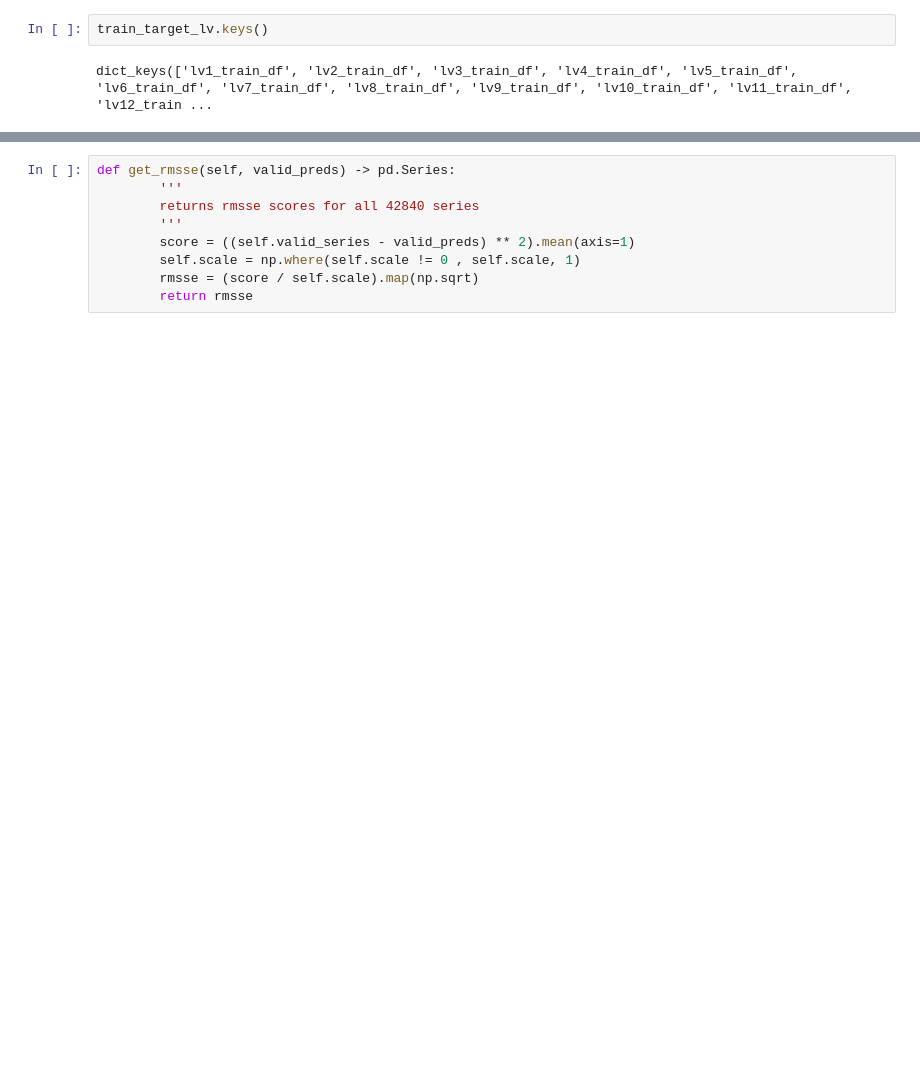
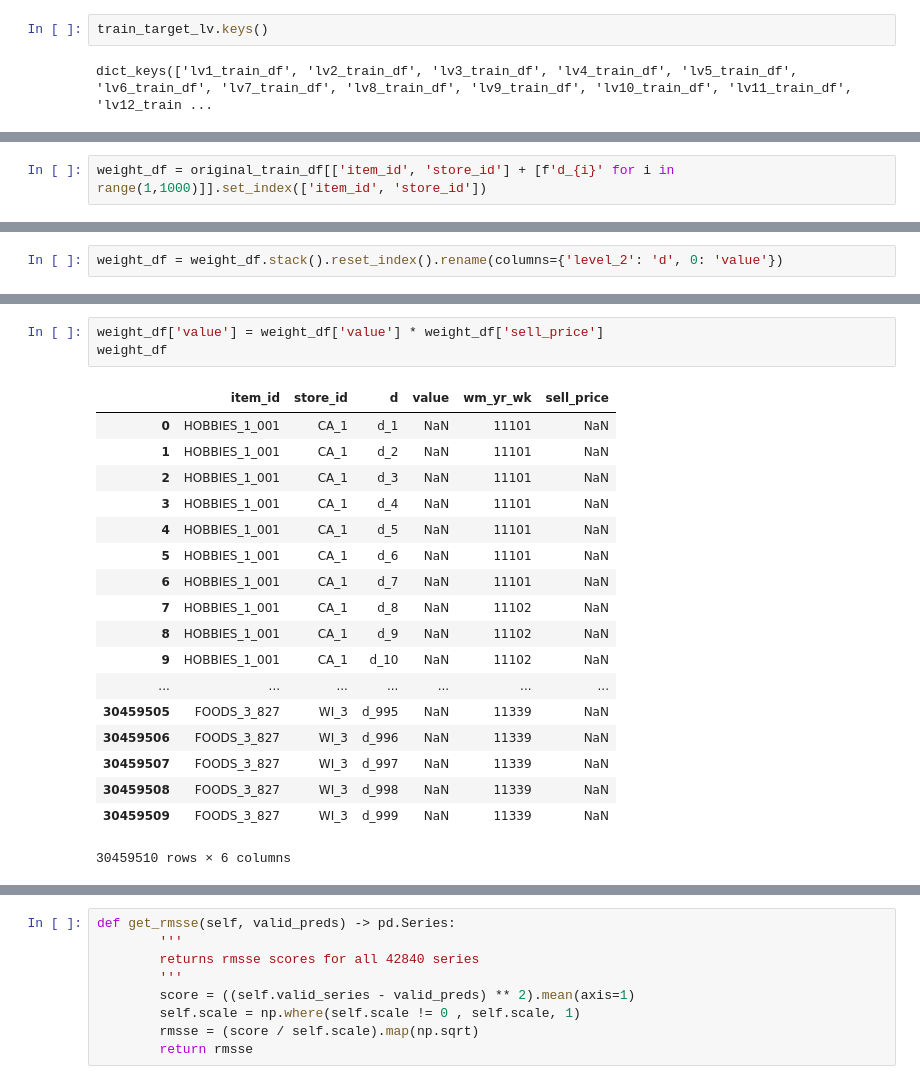
Before and after one commit to M0T0-2020/WalMart_2020, a Jupyter notebook: Train_Model_5.ipynb, the cells around one changed output, grey strips where cells are left out. Saved outputs shown, nothing was run; the diff lists cells and outputs as text; blank space fills up the shorter version.

```diff
--- a/Train_Model_5.ipynb
+++ b/Train_Model_5.ipynb
@@ -399,0 +540,2 @@ train_target_lv['lv6_train_df']
+# %%
+weight_df = original_train_df[['item_id', 'store_id'] + [f'd_{i}' for i in range(1,1000)]].set_index(['item_id', 'store_id'])
@@ -399,0 +553,2 @@ train_target_lv['lv6_train_df']
+# %%
+weight_df = weight_df.stack().reset_index().rename(columns={'level_2': 'd', 0: 'value'})
@@ -399,0 +599,22 @@ train_target_lv['lv6_train_df']
+# %%
+weight_df['value'] = weight_df['value'] * weight_df['sell_price']
+weight_df
+# %% [output]
+|  | item_id | store_id | d | value | wm_yr_wk | sell_price |
+| 0 | HOBBIES_1_001 | CA_1 | d_1 | NaN | 11101 | NaN |
+| 1 | HOBBIES_1_001 | CA_1 | d_2 | NaN | 11101 | NaN |
+| 2 | HOBBIES_1_001 | CA_1 | d_3 | NaN | 11101 | NaN |
+| 3 | HOBBIES_1_001 | CA_1 | d_4 | NaN | 11101 | NaN |
+| 4 | HOBBIES_1_001 | CA_1 | d_5 | NaN | 11101 | NaN |
+| 5 | HOBBIES_1_001 | CA_1 | d_6 | NaN | 11101 | NaN |
+| 6 | HOBBIES_1_001 | CA_1 | d_7 | NaN | 11101 | NaN |
+| 7 | HOBBIES_1_001 | CA_1 | d_8 | NaN | 11102 | NaN |
+| 8 | HOBBIES_1_001 | CA_1 | d_9 | NaN | 11102 | NaN |
+| 9 | HOBBIES_1_001 | CA_1 | d_10 | NaN | 11102 | NaN |
+| ... | ... | ... | ... | ... | ... | ... |
+| 30459505 | FOODS_3_827 | WI_3 | d_995 | NaN | 11339 | NaN |
+| 30459506 | FOODS_3_827 | WI_3 | d_996 | NaN | 11339 | NaN |
+| 30459507 | FOODS_3_827 | WI_3 | d_997 | NaN | 11339 | NaN |
+| 30459508 | FOODS_3_827 | WI_3 | d_998 | NaN | 11339 | NaN |
+| 30459509 | FOODS_3_827 | WI_3 | d_999 | NaN | 11339 | NaN |
+30459510 rows × 6 columns
```
Also changed, not shown: parts of 57 cells of this notebook.
